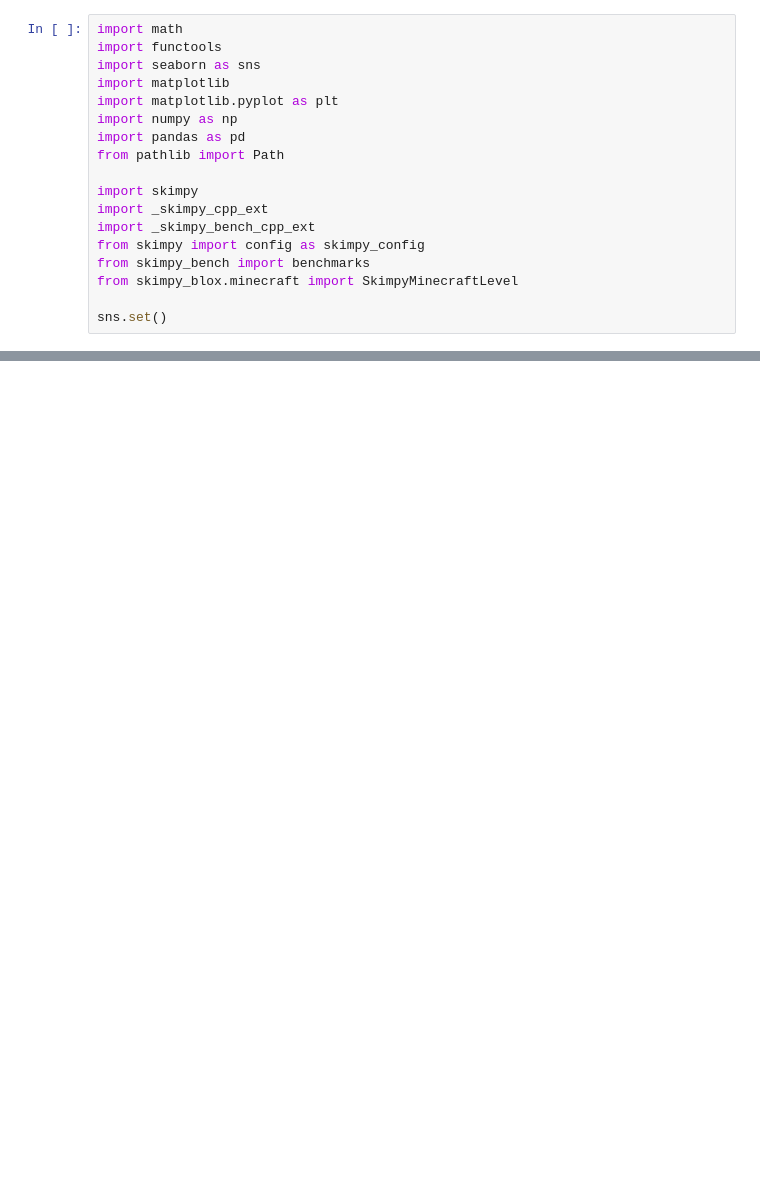
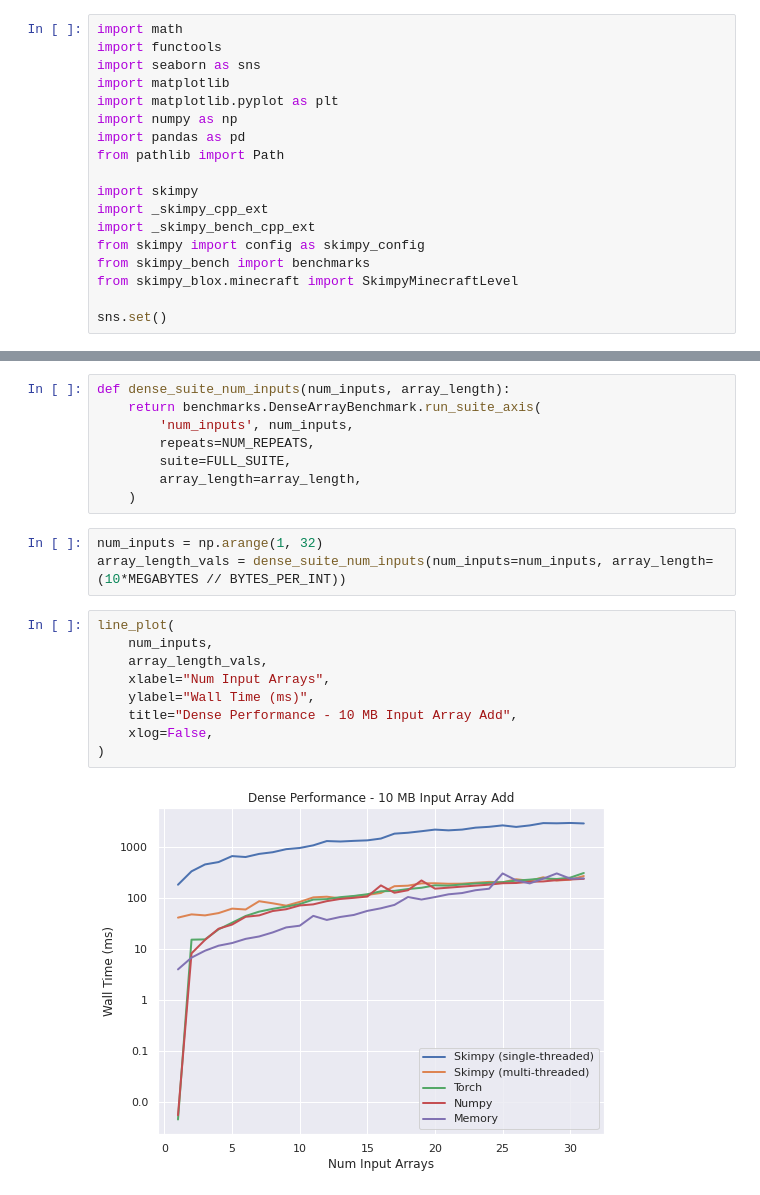
Before and after one commit to turtlesoupy/pyskip, a Jupyter notebook: notebooks/skimpy_bench_project.ipynb, the cells around one changed output, grey strips where cells are left out. Saved outputs shown, nothing was run; the diff lists cells and outputs as text; blank space fills up the shorter version.

```diff
--- a/notebooks/skimpy_bench_project.ipynb
+++ b/notebooks/skimpy_bench_project.ipynb
@@ -119,0 +178,22 @@ line_plot(
+# %%
+def dense_suite_num_inputs(num_inputs, array_length):
+    return benchmarks.DenseArrayBenchmark.run_suite_axis(
+        'num_inputs', num_inputs,
+        repeats=NUM_REPEATS,
+        suite=FULL_SUITE,
+        array_length=array_length,
+    )
+# %%
+num_inputs = np.arange(1, 32)
+array_length_vals = dense_suite_num_inputs(num_inputs=num_inputs, array_length=(10*MEGABYTES // BYTES_PER_INT))
+# %%
+line_plot(
+    num_inputs,
+    array_length_vals,
+    xlabel="Num Input Arrays",
+    ylabel="Wall Time (ms)",
+    title="Dense Performance - 10 MB Input Array Add",
+    xlog=False,
+)
+# %% [output]
+[figure, added]
```
Also changed, not shown: parts of 26 cells of this notebook, 1 other file.
